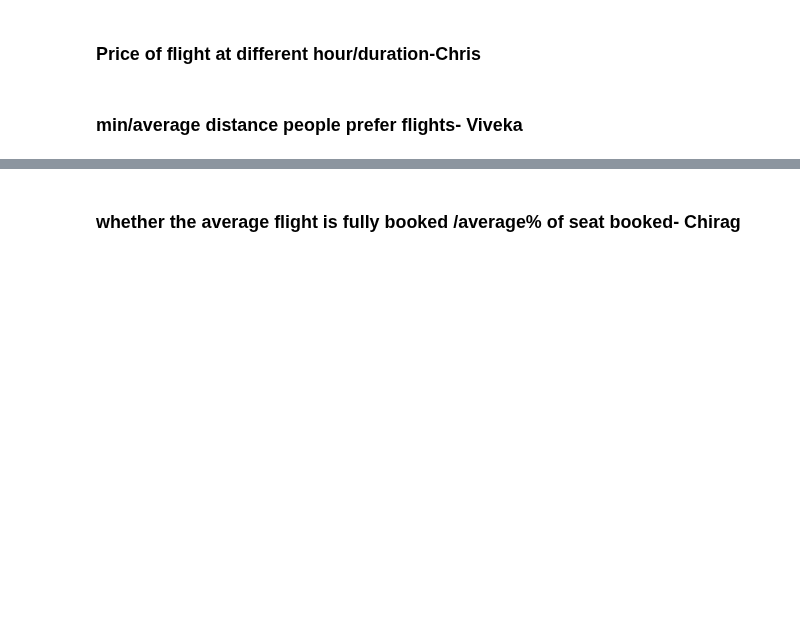
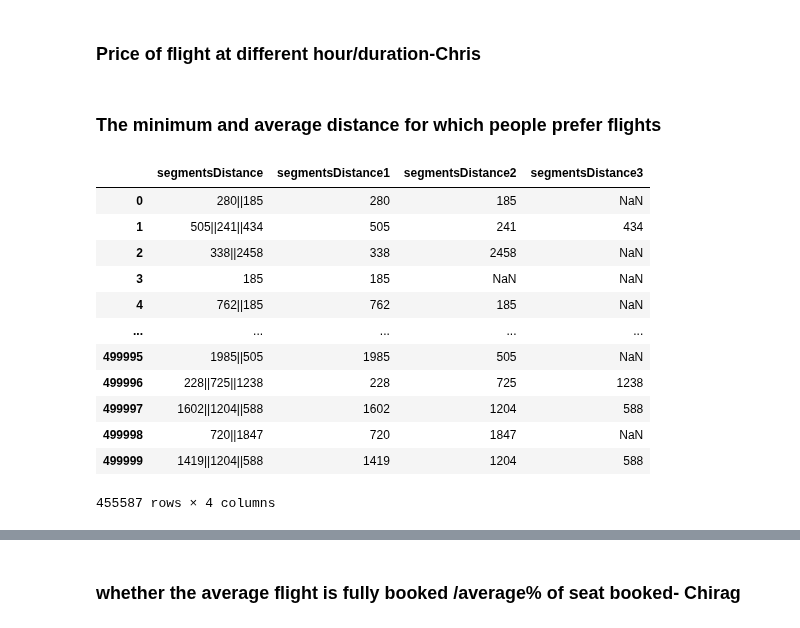
Before and after one commit to ChrisAlex2104/Data-and-Network-project, a Jupyter notebook: Final Project Notebook_v1.ipynb, the cells around one changed output, grey strips where cells are left out. Saved outputs shown, nothing was run; the diff lists cells and outputs as text; code cells hidden in the pictures; blank space fills up the shorter version.

Commit message:
Update Final Project Notebook_v1.ipynb
Added "The minimum and average distance for which people prefer flights" and modified the best connected sirport function

```diff
--- a/Final Project Notebook_v1.ipynb
+++ b/Final Project Notebook_v1.ipynb
@@ -321,7 +321,7 @@ for i in columnsWithSegments:
 # %% [markdown]
 ### Best Connected Airport (Airport with the highest traffic)
 # %%
-airportCodesSeries=data['segmentsArrivalAirportCode1'].append(data['segmentsArrivalAirportCode2']).append(data['segmentsArrivalAirportCode3']).append(data['segmentsDepartureAirportCode1']).append(data['segmentsDepartureAirportCode2']).append(data['segmentsDepartureAirportCode3'])
+airportCodesSeries=data['segmentsArrivalAirportCode1'].append(data['segmentsArrivalAirportCode2']).append(data['segmentsArrivalAirportCode3']).append(data['segmentsDepartureAirportCode1'])
 
 
 #print(airportCodesSeries)
@@ -338,4 +338,20 @@ The Chicago, IL O’Hare (ORD) airport is the best connected airport meaning tha
 # %% [markdown]
 ### Price of flight at different hour/duration-Chris
 # %% [markdown]
-### min/average distance people prefer flights- Viveka
+### The minimum and average distance for which people prefer flights
+# %%
+data.loc[:,['segmentsDistance','segmentsDistance1', 'segmentsDistance2', 'segmentsDistance3']]
+# %% [output]
+|  | segmentsDistance | segmentsDistance1 | segmentsDistance2 | segmentsDistance3 |
+| 0 | 280||185 | 280 | 185 | NaN |
+| 1 | 505||241||434 | 505 | 241 | 434 |
+| 2 | 338||2458 | 338 | 2458 | NaN |
+| 3 | 185 | 185 | NaN | NaN |
+| 4 | 762||185 | 762 | 185 | NaN |
+| ... | ... | ... | ... | ... |
+| 499995 | 1985||505 | 1985 | 505 | NaN |
+| 499996 | 228||725||1238 | 228 | 725 | 1238 |
+| 499997 | 1602||1204||588 | 1602 | 1204 | 588 |
+| 499998 | 720||1847 | 720 | 1847 | NaN |
+| 499999 | 1419||1204||588 | 1419 | 1204 | 588 |
+455587 rows × 4 columns
```
Also changed, not shown: parts of 4 cells of this notebook.
